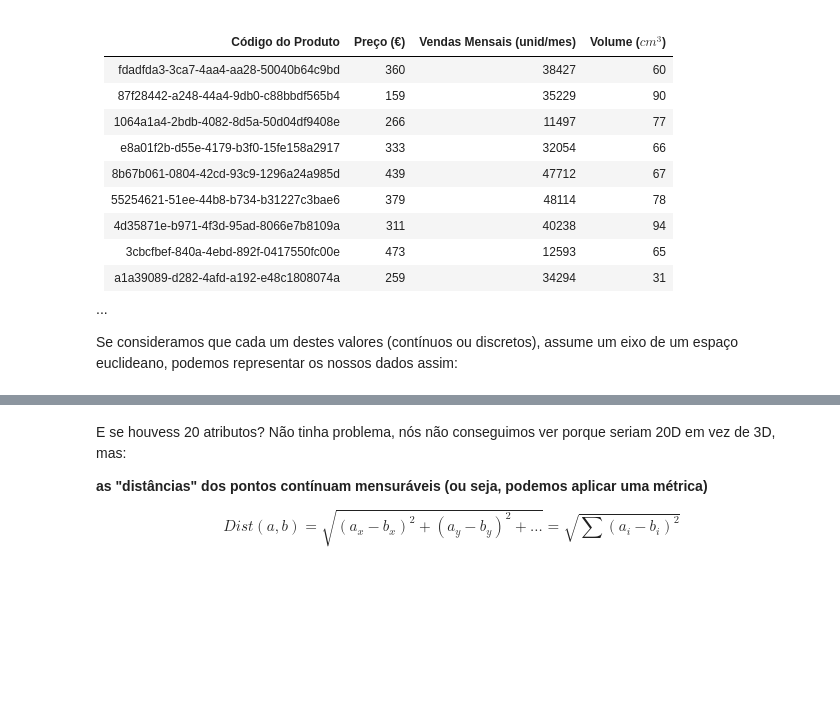
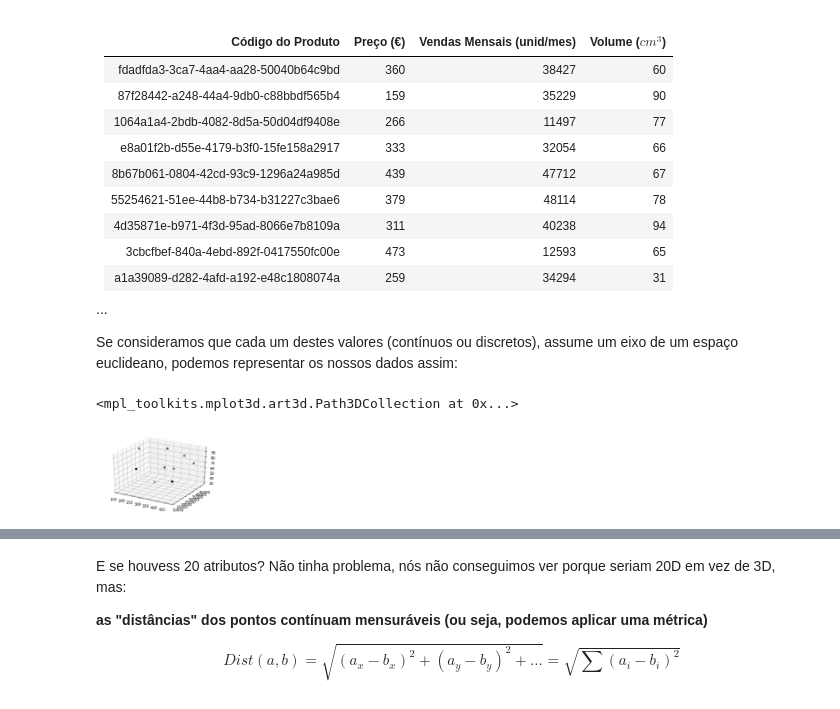
Before and after one commit to nunobbras/SAD, a Jupyter notebook: Aula_5.ipynb, the cells around one changed output, grey strips where cells are left out. Drawn from its saved outputs; the diff is of its cells as text; code cells hidden in the pictures; blank space fills up the shorter version.

```diff
--- a/Aula_5.ipynb
+++ b/Aula_5.ipynb
@@ -110,25 +112,34 @@ Vamos Imaginar que temos o seguinte conjunto de dados sobre vendas:
 
 Se consideramos que cada um destes valores (contínuos ou discretos), assume um eixo de um espaço euclideano, podemos representar os nossos dados assim:
 # %%
-A = [{"fdadfda3-3ca7-4aa4-aa28-50040b64c9bd":[360,38427,60]}, {"87f28442-a248-44a4-9db0-c88bbdf565b4":[159,35229,90]}, {"1064a1a4-2bdb-4082-8d5a-50d04df9408e":[266,11497,77]}, {"e8a01f2b-d55e-4179-b3f0-15fe158a2917":[333,32054,66]}, {"8b67b061-0804-42cd-93c9-1296a24a985d":[439,47712,67]}, {"55254621-51ee-44b8-b734-b31227c3bae6":[379,48114,78]}, {"4d35871e-b971-4f3d-95ad-8066e7b8109a":[311,40238,94]}, {"3cbcfbef-840a-4ebd-892f-0417550fc00e":[473,12593,65]}, {"a1a39089-d282-4afd-a192-e48c1808074a":[259,34294,31]}]
-preco = [list(a.values())[0][0] for a in A]
-vendas = [list(a.values())[0][1] for a in A]
-vol = [list(a.values())[0][2] for a in A]
+import numpy as np
+
+A = [{"fdadfda3-3ca7-4aa4-aa28-50040b64c9bd":[360,38427,60]},
+     {"87f28442-a248-44a4-9db0-c88bbdf565b4":[159,35229,90]},
+     {"1064a1a4-2bdb-4082-8d5a-50d04df9408e":[266,11497,77]},
+     {"e8a01f2b-d55e-4179-b3f0-15fe158a2917":[333,32054,66]},
+     {"8b67b061-0804-42cd-93c9-1296a24a985d":[439,47712,67]},
+     {"55254621-51ee-44b8-b734-b31227c3bae6":[379,48114,78]},
+     {"4d35871e-b971-4f3d-95ad-8066e7b8109a":[311,40238,94]},
+     {"3cbcfbef-840a-4ebd-892f-0417550fc00e":[473,12593,65]},
+     {"a1a39089-d282-4afd-a192-e48c1808074a":[259,34294,31]}
+    ]
+
+
+preco = np.array([list(a.values())[0][0] for a in A])
+vendas = np.array([list(a.values())[0][1] for a in A])
+vol = np.array([list(a.values())[0][2] for a in A])
 # %%
 intX = (max(preco)-min(preco))/4
 intY = (max(vendas)-min(vendas))/4
 intZ = (max(vol)-min(vol))/4
 
+import matplotlib.pyplot as plt
 from mpl_toolkits.mplot3d import Axes3D
-import matplotlib.pyplot as plt
 
-fig = plt.figure(figsize=(10,5))
-ax = fig.gca(projection='3d')
-ax.set_xlim(min(preco)-intX, max(preco)+intX)
-ax.set_ylim(min(vendas)-intY, max(vendas)+intY)
-ax.set_zlim(min(vol)-intZ, max(vol)+intZ)
-ax.scatter(preco, vendas, vol, c="black", s=30)
-ax.set_xlabel('Preço')
-ax.set_ylabel('Vendas Mensais')
-ax.set_zlabel('Volume')
-ax.view_init(elev=40., azim=-35)
+fig = plt.figure()
+ax = fig.add_subplot(111, projection='3d')
+ax.scatter(preco, vendas, vol, 'z',s=30, c="black")
+# %% [output]
+<mpl_toolkits.mplot3d.art3d.Path3DCollection at 0x...>
+[figure, added]
```
Also changed, not shown: parts of 22 cells of this notebook, 1 other file.
